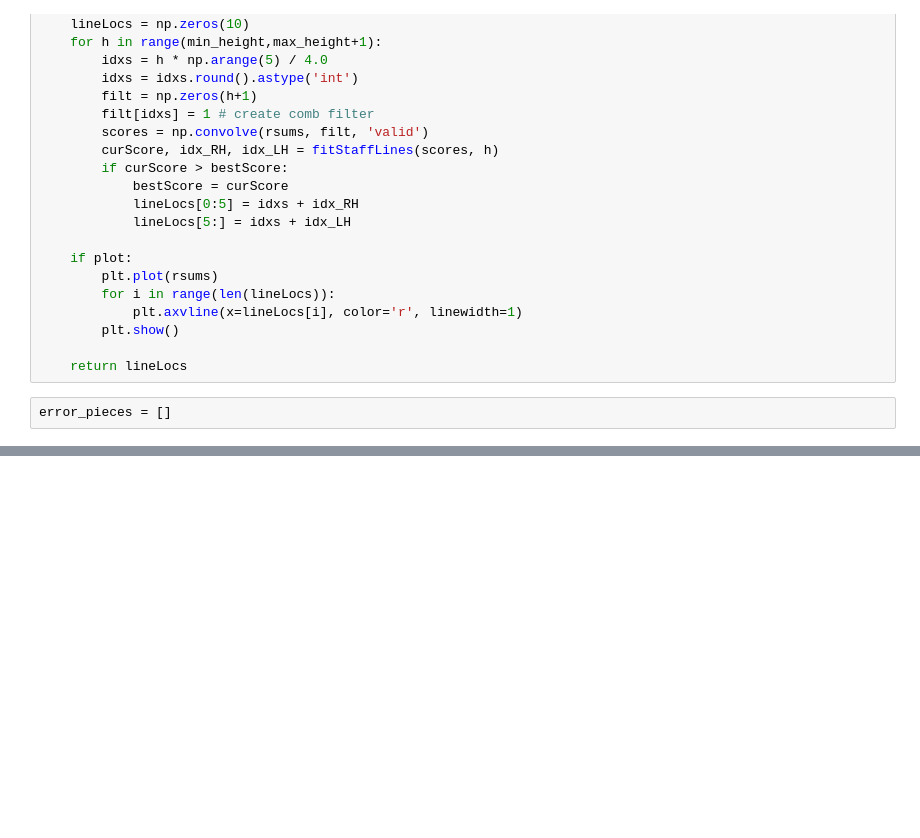
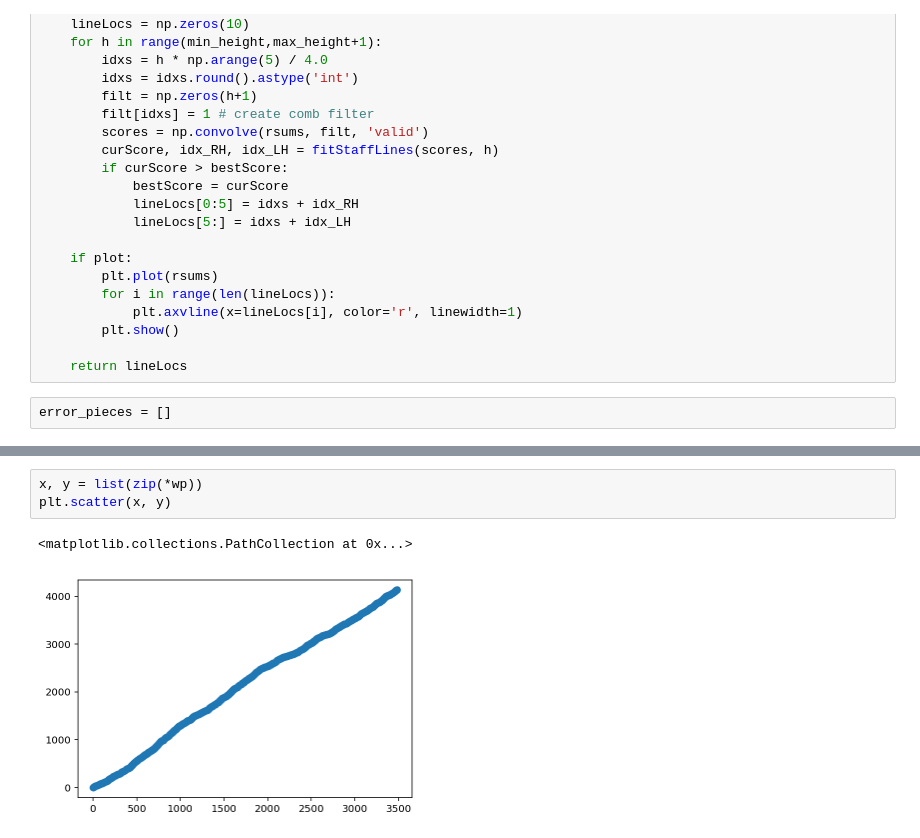
Before and after one commit to mjenrungrot/salience_sheet_following, a Jupyter notebook: 03_generateBootleg.ipynb, the cells around one changed output, grey strips where cells are left out. Drawn from its saved outputs; the diff is of its cells as text; blank space fills up the shorter version.

```diff
--- a/03_generateBootleg.ipynb
+++ b/03_generateBootleg.ipynb
@@ -209,0 +380,6 @@ If you're reading this message in another frontend (for example, a static render
+# %%
+x, y = list(zip(*wp))
+plt.scatter(x, y)
+# %% [output]
+<matplotlib.collections.PathCollection at 0x...>
+[figure, added]
```
Also changed, not shown: parts of 14 cells of this notebook, 1 other file.
